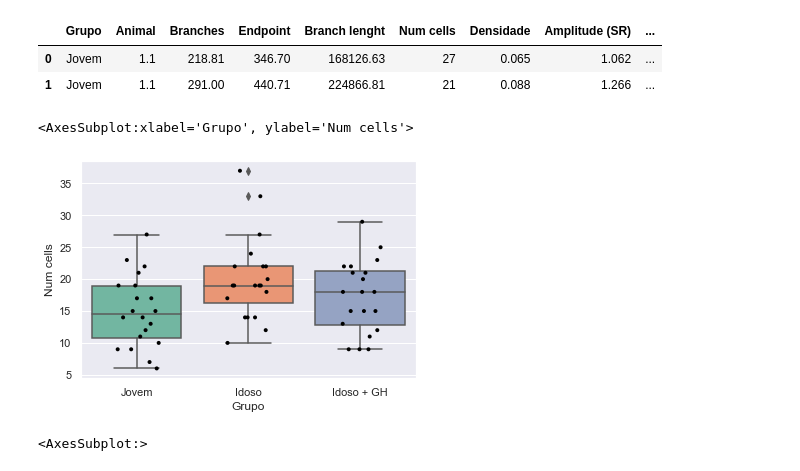
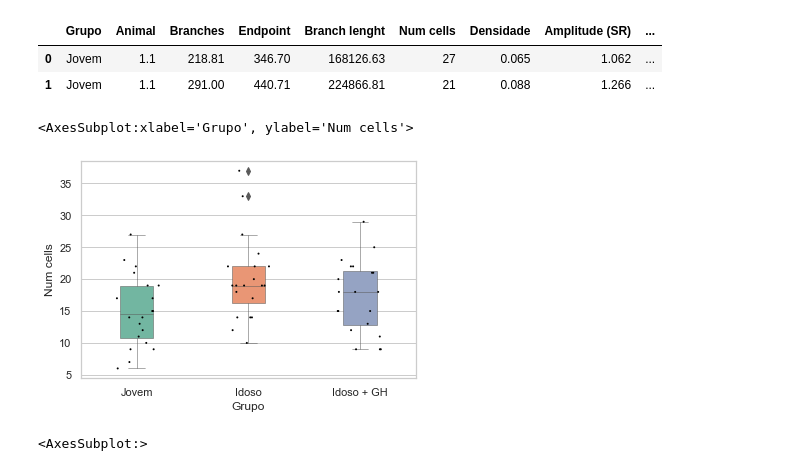
Before and after one commit to marinalemosc/prog_microglia, a Jupyter notebook: prog_microglia.ipynb, the cells around one changed output. Saved outputs shown, nothing was run; the diff lists cells and outputs as text; code cells hidden in the pictures.

Commit message:
change plot n1

```diff
--- a/prog_microglia.ipynb
+++ b/prog_microglia.ipynb
@@ -15,12 +15,12 @@ microglia_df.head(2)
 | 1 | Jovem | 1.1 | 291.00 | 440.71 | 224866.81 | 21 | 0.088 | 1.266 | ... |
 # %%
 # Grafico n1-> Numero de celulas x grupos
-sns.set(style = 'darkgrid')
-sns.boxplot(x=microglia_df['Grupo'],y=microglia_df['Num cells'],palette='Set2',)
-sns.stripplot(x=microglia_df['Grupo'], y=microglia_df['Num cells'],color='black', jitter=0.2, size=4)
+sns.set_theme(style = 'whitegrid')
+sns.boxplot(x=microglia_df['Grupo'],y=microglia_df['Num cells'],palette='Set2', width=0.3,linewidth=0.5)
+sns.stripplot(x=microglia_df['Grupo'], y=microglia_df['Num cells'],color='black', jitter=0.2, size=2)
 # %% [output]
 <AxesSubplot:xlabel='Grupo', ylabel='Num cells'>
-[figure, old version]
+[figure, new version]
 # %%
 # Criando DF de correlacionando os parâmetros
 corr_df = microglia_df.drop(['Grupo','Animal',], axis=1).corr()
```
